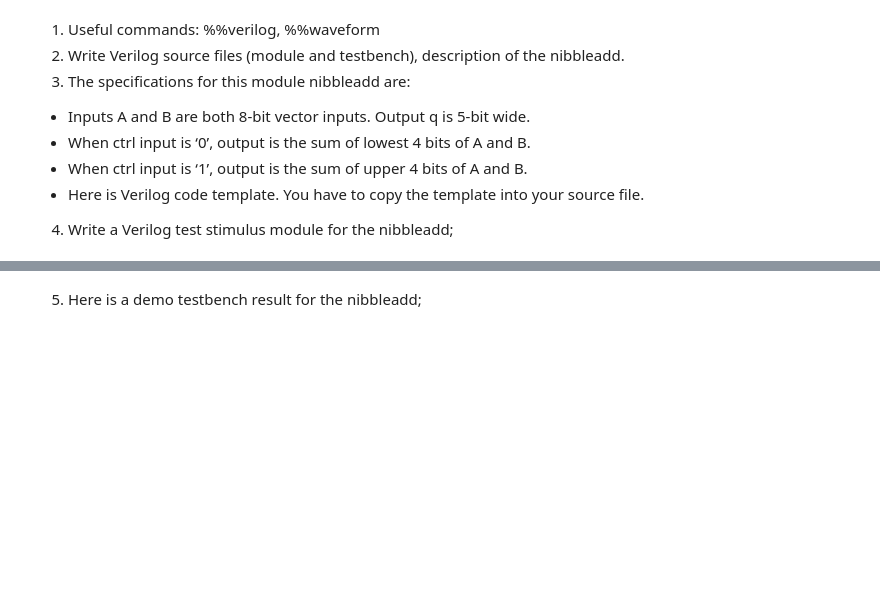
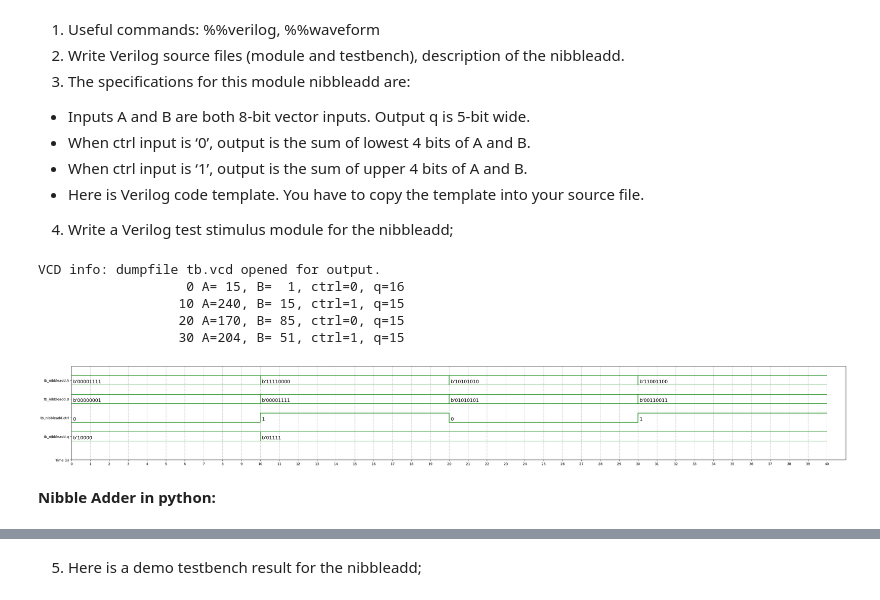
Before and after one commit to Varshan98/Suriya_DSL_HW, a Jupyter notebook: HW3_VerilogGitHomework.ipynb, the cells around one changed output, grey strips where cells are left out. Drawn from its saved outputs; the diff is of its cells as text; code cells hidden in the pictures; blank space fills up the shorter version.

```diff
--- a/HW3_VerilogGitHomework.ipynb
+++ b/HW3_VerilogGitHomework.ipynb
@@ -340,0 +461,55 @@ endmodule
+# %%
+%%verilog
+
+//!DO NOT MODIFY MODULE NAME AND PORT NAME!
+module nibbleadd(
+    input [7:0]A,
+    input [7:0]B,
+    input ctrl,
+    output reg [4:0]q
+);
+always @(*) begin
+        if (ctrl == 1'b0)
+            q = A[3:0] + B[3:0]; // Sum of lower 4 bits
+        else
+            q = A[7:4] + B[7:4]; // Sum of upper 4 bits
+    end
+endmodule
+
+
+//TESTBENCH HERE
+module tb_nibbleadd;
+            reg[7:0] A, B;
+            reg ctrl;
+            wire [4:0] q;
+
+    nibbleadd uut(.A(A), .B(B), .ctrl(ctrl), .q(q));
+            initial begin
+            $monitor("%d A=%d, B=%d, ctrl=%d, q=%d", $time, A, B, ctrl, q);
+            $dumpfile("tb.vcd");
+            $dumpvars();
+
+        // Initialize inputs
+        #0 A = 8'b00001111; B = 8'b00000001; ctrl = 0;
+        #10 A = 8'b11110000; B = 8'b00001111; ctrl = 1;
+        #10 A = 8'b10101010; B = 8'b01010101; ctrl = 0;
+        #10 A = 8'b11001100; B = 8'b00110011; ctrl = 1;
+        #10 $finish;
+      end
+    endmodule
+# %% [output]
+VCD info: dumpfile tb.vcd opened for output.
+                   0 A= 15, B=  1, ctrl=0, q=16
+                  10 A=240, B= 15, ctrl=1, q=15
+                  20 A=170, B= 85, ctrl=0, q=15
+                  30 A=204, B= 51, ctrl=1, q=15
+# %%
+%%waveform tb.vcd
+sign_list = ['tb_nibbleadd.A','tb_nibbleadd.B','tb_nibbleadd.ctrl','tb_nibbleadd.q']
+time_begin = 0
+time_end = 40
+base = 'bin' # bin, dec, dec2, hex, octal
+# %% [output]
+[figure, added]
+# %% [markdown]
+**Nibble Adder in python:**
```
Also changed, not shown: parts of 16 cells of this notebook.
